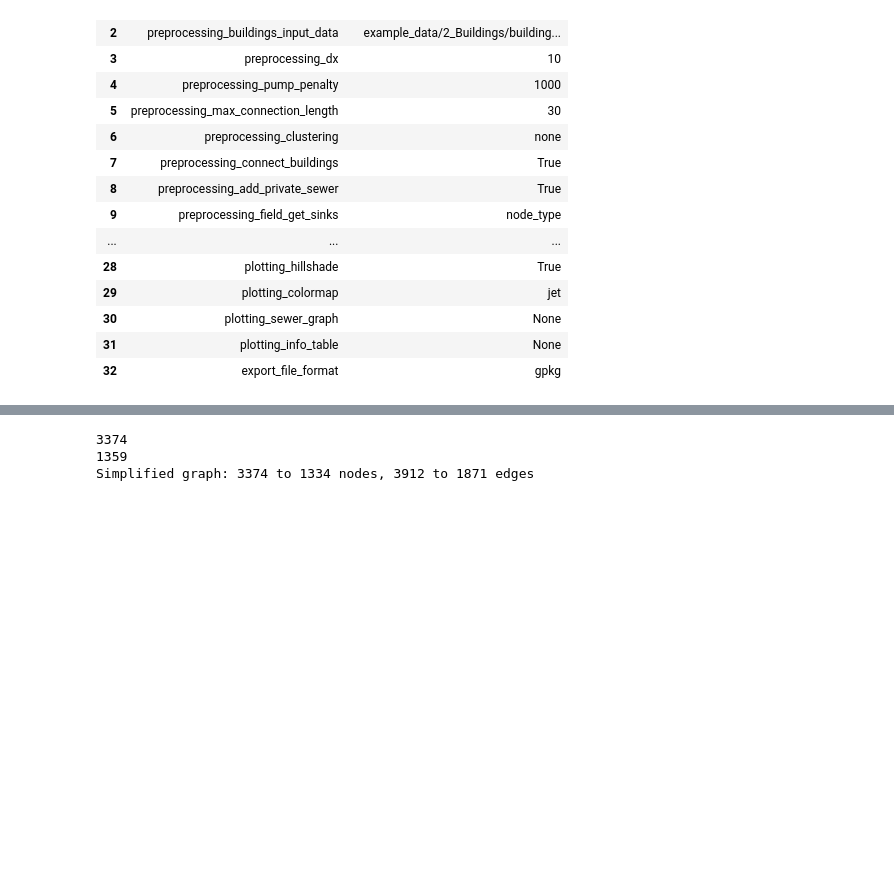
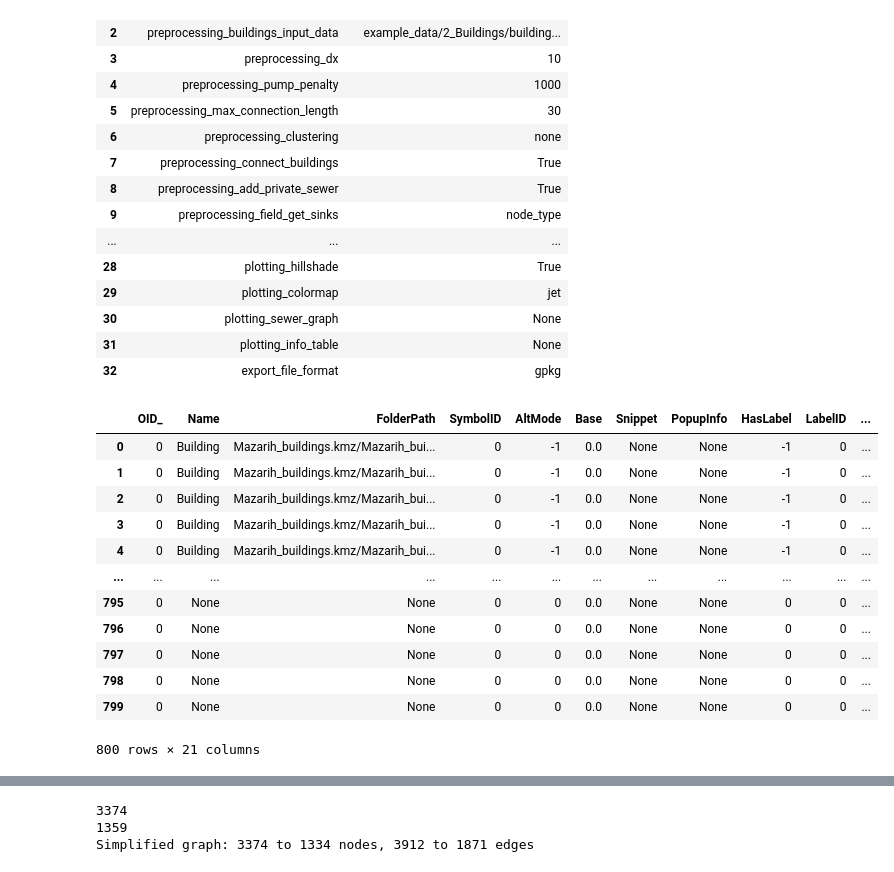
Before and after one commit to dbdespot/pysewer, a Jupyter notebook: notebooks/example_sewer_network.ipynb, the cells around one changed output, grey strips where cells are left out. Saved outputs shown, nothing was run; the diff lists cells and outputs as text; code cells hidden in the pictures; blank space fills up the shorter version.

```diff
--- a/notebooks/example_sewer_network.ipynb
+++ b/notebooks/example_sewer_network.ipynb
@@ -96,6 +104,22 @@ test_model_domain = pysewer.ModelDomain(
     roads=custom_config.preprocessing.roads_input_data,
     clustering=custom_config.preprocessing.clustering,
 )
+# %%
+test_model_domain.buildings.gdf
+# %% [output]
+|  | OID_ | Name | FolderPath | SymbolID | AltMode | Base | Snippet | PopupInfo | HasLabel | LabelID | ... |
+| 0 | 0 | Building | Mazarih_buildings.kmz/Mazarih_bui... | 0 | -1 | 0.0 | None | None | -1 | 0 | ... |
+| 1 | 0 | Building | Mazarih_buildings.kmz/Mazarih_bui... | 0 | -1 | 0.0 | None | None | -1 | 0 | ... |
+| 2 | 0 | Building | Mazarih_buildings.kmz/Mazarih_bui... | 0 | -1 | 0.0 | None | None | -1 | 0 | ... |
+| 3 | 0 | Building | Mazarih_buildings.kmz/Mazarih_bui... | 0 | -1 | 0.0 | None | None | -1 | 0 | ... |
+| 4 | 0 | Building | Mazarih_buildings.kmz/Mazarih_bui... | 0 | -1 | 0.0 | None | None | -1 | 0 | ... |
+| ... | ... | ... | ... | ... | ... | ... | ... | ... | ... | ... | ... |
+| 795 | 0 | None | None | 0 | 0 | 0.0 | None | None | 0 | 0 | ... |
+| 796 | 0 | None | None | 0 | 0 | 0.0 | None | None | 0 | 0 | ... |
+| 797 | 0 | None | None | 0 | 0 | 0.0 | None | None | 0 | 0 | ... |
+| 798 | 0 | None | None | 0 | 0 | 0.0 | None | None | 0 | 0 | ... |
+| 799 | 0 | None | None | 0 | 0 | 0.0 | None | None | 0 | 0 | ... |
+800 rows × 21 columns
 # %%
 # setting and adding the sinks. Sinks are the lowest points in the model domain where WWTP are considered to be located.
 test_model_domain.set_sink_lowest()
```
Also changed, not shown: parts of 4 cells of this notebook.
